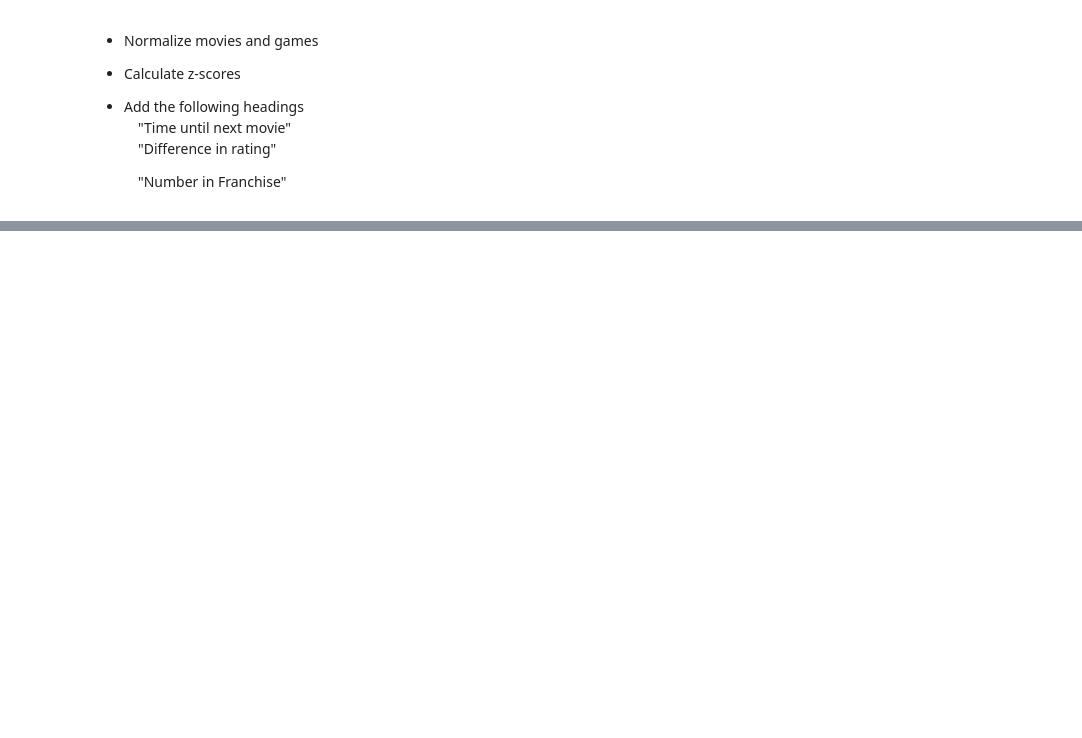
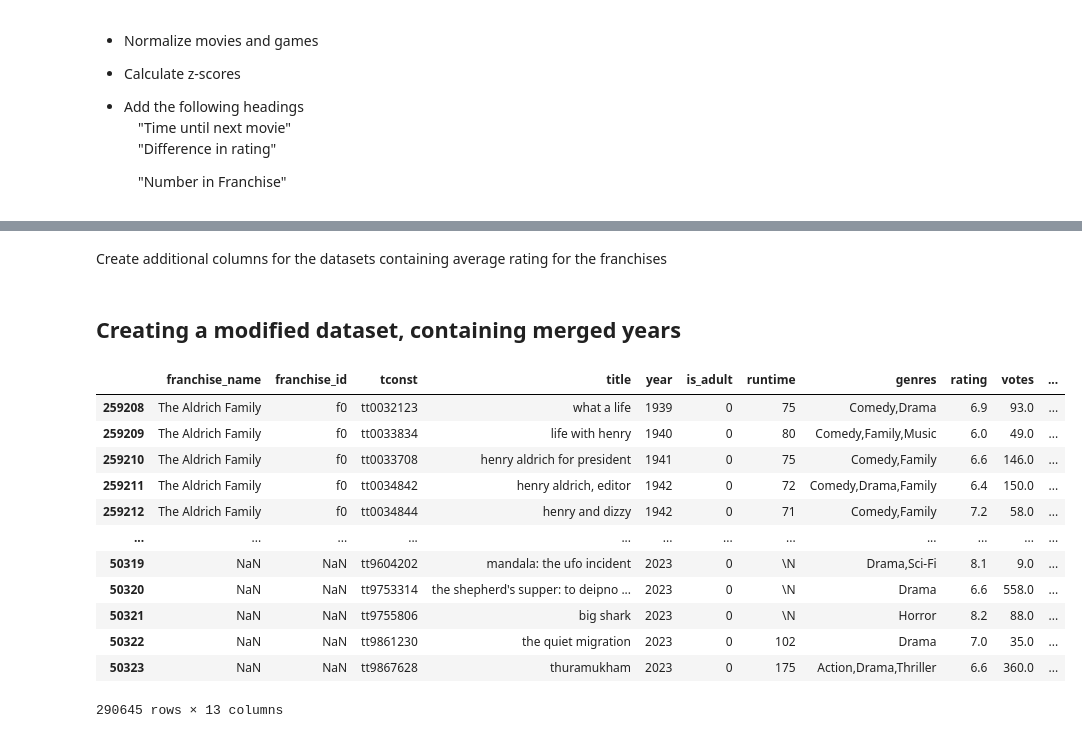
Before and after one commit to adambrennan150/Franchises, a Jupyter notebook: Initial_Analysis.ipynb, the cells around one changed output, grey strips where cells are left out. Saved outputs shown, nothing was run; the diff lists cells and outputs as text; code cells hidden in the pictures; blank space fills up the shorter version.

```diff
--- a/Initial_Analysis.ipynb
+++ b/Initial_Analysis.ipynb
@@ -76,0 +114,7 @@ movies_df['Position'] = movies_df.groupby("franchise_id")["startYear"].rank(meth
+# %%
+movies_df = movies_df[~(movies_df["year"] == "\\N")]
+games_df = games_df[~(games_df["year"] == "\\N")]
+movies_df["year"] = movies_df["year"].apply(lambda x: int(x))
+games_df["year"] = games_df["year"].apply(lambda x: int(x))
+# %% [markdown]
+Create additional columns for the datasets containing average rating for the franchises
@@ -76,0 +126,22 @@ movies_df['Position'] = movies_df.groupby("franchise_id")["startYear"].rank(meth
+# %% [markdown]
+## Creating a modified dataset, containing merged years
+# %%
+grouped_movies_df = movies_df.copy(deep=True)
+# %%
+grouped_movies_df['franchise_position_by_year'] = grouped_movies_df.groupby(["franchise_id", "year"])["year"].rank()
+# %%
+grouped_movies_df.sort_values(["franchise_id", "year"])
+# %% [output]
+|  | franchise_name | franchise_id | tconst | title | year | is_adult | runtime | genres | rating | votes | ... |
+| 259208 | The Aldrich Family | f0 | tt0032123 | what a life | 1939 | 0 | 75 | Comedy,Drama | 6.9 | 93.0 | ... |
+| 259209 | The Aldrich Family | f0 | tt0033834 | life with henry | 1940 | 0 | 80 | Comedy,Family,Music | 6.0 | 49.0 | ... |
+| 259210 | The Aldrich Family | f0 | tt0033708 | henry aldrich for president | 1941 | 0 | 75 | Comedy,Family | 6.6 | 146.0 | ... |
+| 259211 | The Aldrich Family | f0 | tt0034842 | henry aldrich, editor | 1942 | 0 | 72 | Comedy,Drama,Family | 6.4 | 150.0 | ... |
+| 259212 | The Aldrich Family | f0 | tt0034844 | henry and dizzy | 1942 | 0 | 71 | Comedy,Family | 7.2 | 58.0 | ... |
+| ... | ... | ... | ... | ... | ... | ... | ... | ... | ... | ... | ... |
+| 50319 | NaN | NaN | tt9604202 | mandala: the ufo incident | 2023 | 0 | \N | Drama,Sci-Fi | 8.1 | 9.0 | ... |
+| 50320 | NaN | NaN | tt9753314 | the shepherd's supper: to deipno ... | 2023 | 0 | \N | Drama | 6.6 | 558.0 | ... |
+| 50321 | NaN | NaN | tt9755806 | big shark | 2023 | 0 | \N | Horror | 8.2 | 88.0 | ... |
+| 50322 | NaN | NaN | tt9861230 | the quiet migration | 2023 | 0 | 102 | Drama | 7.0 | 35.0 | ... |
+| 50323 | NaN | NaN | tt9867628 | thuramukham | 2023 | 0 | 175 | Action,Drama,Thriller | 6.6 | 360.0 | ... |
+290645 rows × 13 columns
```
Also changed, not shown: parts of 52 cells of this notebook.
